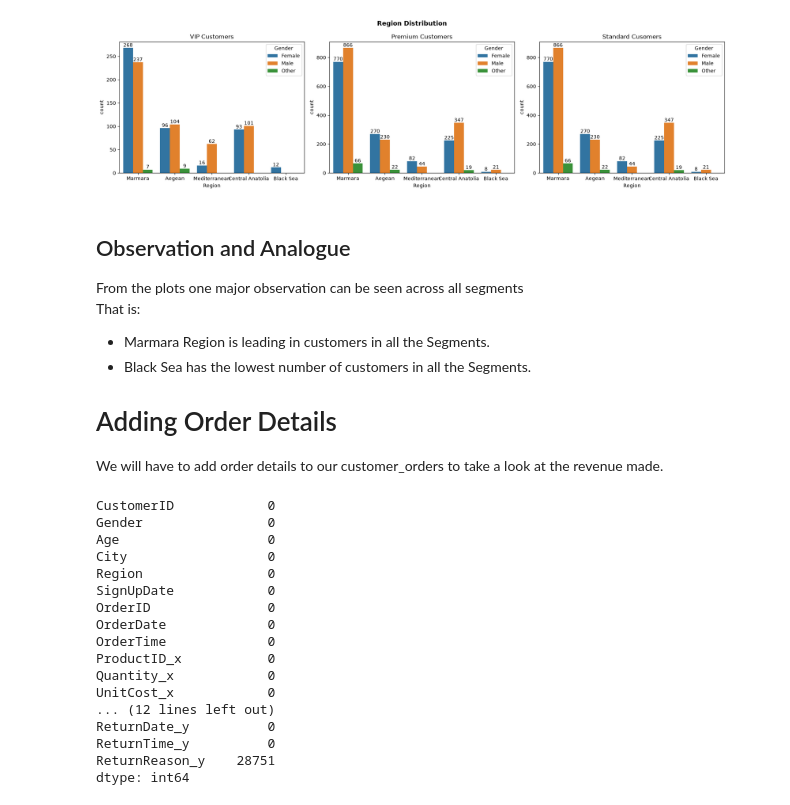
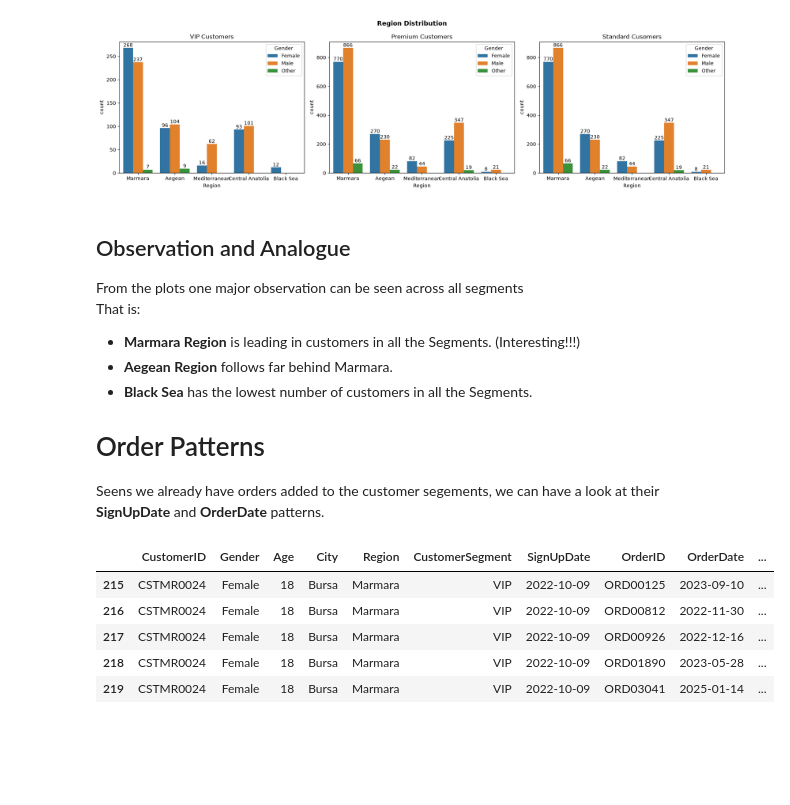
Before and after one commit to geff-ghost/notebooks, a Jupyter notebook: retail_data/MixedKnowledge.ipynb, the cells around one changed output. Drawn from its saved outputs; the diff is of its cells as text; code cells hidden in the pictures; blank space fills up the shorter version.

```diff
--- a/retail_data/MixedKnowledge.ipynb
+++ b/retail_data/MixedKnowledge.ipynb
@@ -1091,32 +1065,20 @@ plt.show()
 ## Observation and Analogue
 From the plots one major observation can be seen across all segments
 That is:
-- Marmara Region is leading in customers in all the Segments.
-- Black Sea has the lowest number of customers in all the Segments.
+- **Marmara Region** is leading in customers in all the Segments. (Interesting!!!)
+- **Aegean Region** follows far behind Marmara.
+- **Black Sea** has the lowest number of customers in all the Segments.
 
-# Adding Order Details
-We will have to add order details to our customer_orders to take a look at the revenue made.
+# Order Patterns
+Seens we already have orders added to the customer segements, we can have a look at their **SignUpDate** and **OrderDate** patterns.
 # %%
-order_details = datasets['order_details']
+vip_customers = customer_orders[customer_orders['CustomerSegment'] == 'VIP'].copy()
 
-vip_customers = vip_customers.merge(order_details, on='OrderID')
-
-vip_customers.isna().sum()
+vip_customers.head()
 # %% [output]
-CustomerID            0
-Gender                0
-Age                   0
-City                  0
-Region                0
-SignUpDate            0
-OrderID               0
-OrderDate             0
-OrderTime             0
-ProductID_x           0
-Quantity_x            0
-UnitCost_x            0
-... (12 lines left out)
-ReturnDate_y          0
-ReturnTime_y          0
-ReturnReason_y    28751
-dtype: int64
+|  | CustomerID | Gender | Age | City | Region | CustomerSegment | SignUpDate | OrderID | OrderDate | ... |
+| 215 | CSTMR0024 | Female | 18 | Bursa | Marmara | VIP | 2022-10-09 | ORD00125 | 2023-09-10 | ... |
+| 216 | CSTMR0024 | Female | 18 | Bursa | Marmara | VIP | 2022-10-09 | ORD00812 | 2022-11-30 | ... |
+| 217 | CSTMR0024 | Female | 18 | Bursa | Marmara | VIP | 2022-10-09 | ORD00926 | 2022-12-16 | ... |
+| 218 | CSTMR0024 | Female | 18 | Bursa | Marmara | VIP | 2022-10-09 | ORD01890 | 2023-05-28 | ... |
+| 219 | CSTMR0024 | Female | 18 | Bursa | Marmara | VIP | 2022-10-09 | ORD03041 | 2025-01-14 | ... |
```
Also changed, not shown: parts of 17 cells of this notebook.
